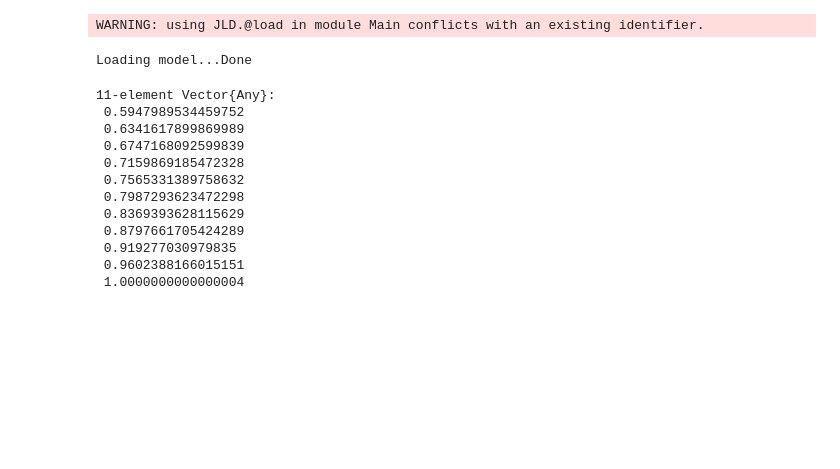
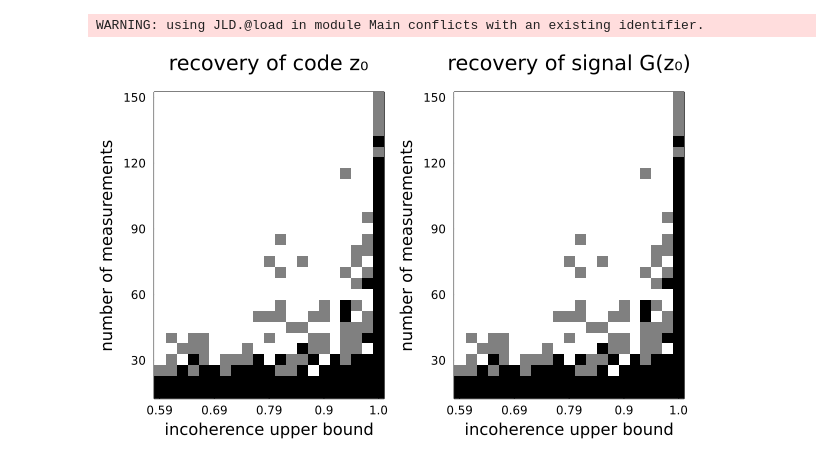
Before and after one commit to babhrujoshi/GNN_Isometries, a Jupyter notebook: Phase_plot_MNIST.ipynb, the cells around one changed output. Cells and saved outputs as stored; diff of their text form; code cells hidden in the pictures; blank space fills up the shorter version.

```diff
--- a/Phase_plot_MNIST.ipynb
+++ b/Phase_plot_MNIST.ipynb
@@ -5,73 +5,30 @@ using NBInclude
 All function imported
 WARNING: using JLD.@load in module Main conflicts with an existing identifier.
 # %%
+# setup
 # experiments with MNIST dataset
+
+x_dim = 400
 k = 20
+tolerance = 1e-7; max_iter = 4000; out_toggle = 0
+trials = 20
 n1 = 100
-x_dim = 400
-trials = 20
-tolerance = 1e-7; max_iter = 2000; out_toggle = 0
-
+opt = Flux.Optimise.ADAM(.1);
+m_list = 15:5:150
 
 A = sample_fourier(n1, x_dim); A = A' #sub-sampled DCT matrix used in convex combination
 B = randn(x_dim, n1)/sqrt(x_dim) #random matrix that is used in convex combination
-
-epoch_to_load = 20 # Load the model and test set loader
-_, _, decoder = load_model("trained_GNN/MNIST", epoch_to_load)
-W1 = Flux.params(decoder)[1][1:n1,:]
-_, s, _ = svd(W1)
-W1 = W1 / s[1]
-
+W1 = randn(n1,k)/sqrt(n1)
 
 z = randn(k) # ground code vector
+F = dct(diagm(ones(x_dim)),2);
 
-β_list = 0:.005:1
-recovery_error_matrix = zeros(trials)
-recon_error_matrix = zeros(trials)
-
-α_list = []
-F = dct(diagm(ones(x_dim)),2)
-for β in β_list
-    push!(α_list, subspace_incoherence(F, β*A + (1-β) * B) )
-end
+β_list, α_list = get_β_α(F, A, B, 21);
-# %% [output]
-Loading model...Done
-# %%
-α_list_ideal = LinRange(α_list[1],α_list[end], 11)
-index_list = []
-for α_ideal in α_list_ideal
-    temp = 0
-    index = 0
-    for i in 1:length(α_list)
-        if abs(temp - α_ideal) > abs(α_list[i] - α_ideal)
-            temp = α_list[i]
-            index = i
-        end
-    end
-    push!(index_list, index)
-end
-α_list[index_list]
-# %% [output]
-11-element Vector{Any}:
- 0.5947989534459752
- 0.6341617899869989
- 0.6747168092599839
- 0.7159869185472328
- 0.7565331389758632
- 0.7987293623472298
- 0.8369393628115629
- 0.8797661705424289
- 0.919277030979835
- 0.9602388166015151
- 1.0000000000000004
 # %%
-opt = Flux.Optimise.ADAM(.1)
-m_list = 15:5:150
-
 phase_matrix_recovery = zeros(trials, length(m_list), length(β_list))
 phase_matrix_recon = zeros(trials, length(m_list), length(β_list))
 
-for i in 1:length(m_list)
+Threads.@threads for i in 1:length(m_list)
     m = m_list[i]
     recovery_error_matrix = zeros(trials)
     recon_error_matrix = zeros(trials)
@@ -79,8 +36,8 @@ for i in 1:length(m_list)
         recovery_error_list = []
         recon_error_list = []
         G = Chain(
-            Dense(20, n1, relu, bias = false; init =(out,in) -> W1),
-            Dense(n1, x_dim, I, bias = false; init =(out,in) -> β*A + (1-β) * B)
+            Dense(k, n1, relu, bias = false; init =(out,in) -> W1),
+            Dense(n1, x_dim, identity, bias = false; init =(out,in) -> β*A + (1-β) * B)
         )    #setup the generative network
 
         for trials in 1:trials
@@ -100,5 +57,7 @@ for i in 1:length(m_list)
     end
     phase_matrix_recovery[:, i, :] = recovery_error_matrix[:, 2:end]
     phase_matrix_recon[:, i, :] = recon_error_matrix[:, 2:end]
+    println("Done with m = $m")
+    println("")
 end
 # %%
@@ -106,35 +65,37 @@ save("saved_data/Phase_plot_MNIST.jld", "phase_matrix_recovery", phase_matrix_re
 # %%
 M = zeros(size(phase_matrix_recovery[1,:,:]))
 for trial in 1:trials
     M += (phase_matrix_recovery[trial,:,:] .< 1e-5)
 end
 
 M = zeros(size(phase_matrix_recon[1,:,:]))
 for trial in 1:trials
     M += (phase_matrix_recovery[trial,:,:] .< 1e-5)
 end
 
-p1 = plot(colorview(Gray, reverse(M/20, dims = 1)), bg =:black, title = "recovery of code z₀", framestyle = :box)
+p1 = plot(colorview(Gray, reverse(M/trials, dims = 1)), bg =:black, title = "recovery of code z₀", framestyle = :box)
 xticks = 1:5:length(α_list)
 xticks!(xticks, ["$(round.(α_list, digits = 2)[i])" for i in 1:5:length(α_list)])
 yticks = 1:6:length(m_list)
 yticks!(yticks, ["$(m_list[length(m_list) + 1 - i])" for i in 1:6:length(m_list)])
 
 # m_pred = 150*α_list.^2
 # ff(x) = -27/135 * x +(1 + 27*150/135)
 # plot!(1:length(α_list), ff.(m_pred), label =:false, linewidth = 2 )
 
 # m_pred = 150*α_list.^3
 # plot!(1:length(α_list), ff.(m_pred), label =:false, linewidth = 2 )
 
-p2 = plot(colorview(Gray, reverse(M/20, dims = 1)), bg =:black, title = "recovery of signal G(z₀)",framestyle = :box)
+p2 = plot(colorview(Gray, reverse(M/trials, dims = 1)), bg =:black, title = "recovery of signal G(z₀)",framestyle = :box)
 xticks = 1:5:length(α_list)
 xticks!(xticks, ["$(round.(α_list, digits = 2)[i])" for i in 1:5:length(α_list)])
 yticks = 1:6:length(m_list)
 yticks!(yticks, ["$(m_list[length(m_list) + 1 - i])" for i in 1:6:length(m_list)])
 
 plot(p1, p2, layout = 2, xlabel = "incoherence upper bound", ylabel = "number of measurements")
-savefig("figures/Phase_plot_MNIST_percentage.pdf")
+# savefig("figures/Phase_plot_random_percentage.pdf")
+# %% [output]
+[figure, added]
 # %%
 
 
```
Also changed, not shown: parts of 6 cells of this notebook, 8 other files.
